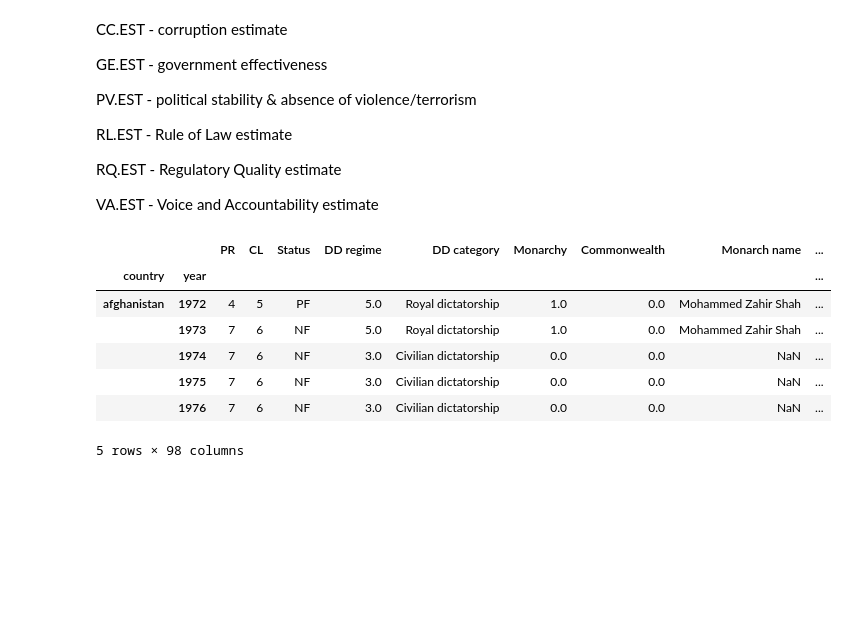
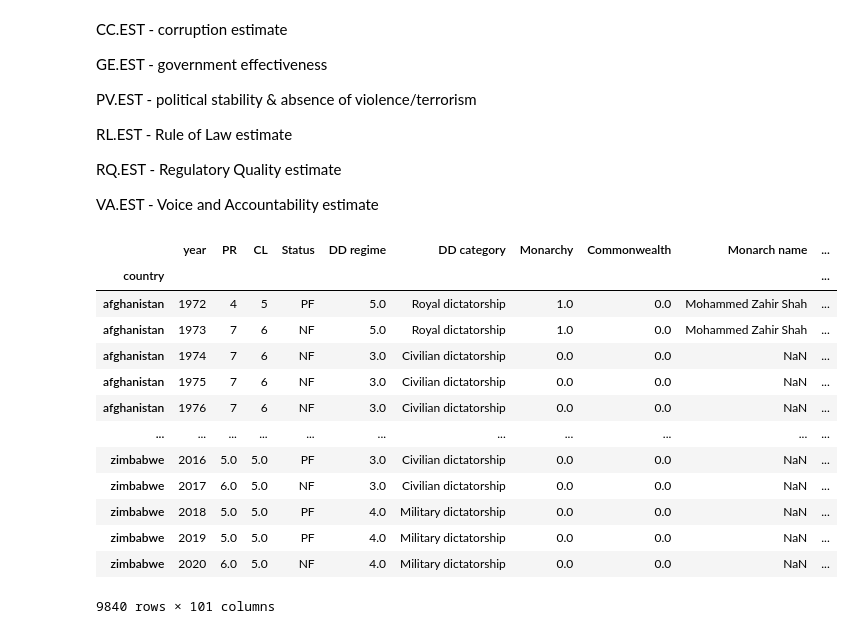
Before and after one commit to SanteriVtj/Econometrics-Capstone, a Jupyter notebook: data.ipynb, the cells around one changed output. Drawn from its saved outputs; the diff is of its cells as text; code cells hidden in the pictures; blank space fills up the shorter version.

```diff
--- a/data.ipynb
+++ b/data.ipynb
@@ -340,13 +324,19 @@ all_df = all_df.reset_index(level=1).join(continent).set_index(['year'], append=
 # %%
 all_df = pd.read_csv('raw_data/master.csv')
 # %%
-all_df.head()
+all_df
 # %% [output]
-|  |  | PR | CL | Status | DD regime | DD category | Monarchy | Commonwealth | Monarch name | ... |
-| country | year |  |  |  |  |  |  |  |  | ... |
+|  | year | PR | CL | Status | DD regime | DD category | Monarchy | Commonwealth | Monarch name | ... |
+| country |  |  |  |  |  |  |  |  |  | ... |
 | afghanistan | 1972 | 4 | 5 | PF | 5.0 | Royal dictatorship | 1.0 | 0.0 | Mohammed Zahir Shah | ... |
-|  | 1973 | 7 | 6 | NF | 5.0 | Royal dictatorship | 1.0 | 0.0 | Mohammed Zahir Shah | ... |
-|  | 1974 | 7 | 6 | NF | 3.0 | Civilian dictatorship | 0.0 | 0.0 | NaN | ... |
-|  | 1975 | 7 | 6 | NF | 3.0 | Civilian dictatorship | 0.0 | 0.0 | NaN | ... |
-|  | 1976 | 7 | 6 | NF | 3.0 | Civilian dictatorship | 0.0 | 0.0 | NaN | ... |
+| afghanistan | 1973 | 7 | 6 | NF | 5.0 | Royal dictatorship | 1.0 | 0.0 | Mohammed Zahir Shah | ... |
+| afghanistan | 1974 | 7 | 6 | NF | 3.0 | Civilian dictatorship | 0.0 | 0.0 | NaN | ... |
+| afghanistan | 1975 | 7 | 6 | NF | 3.0 | Civilian dictatorship | 0.0 | 0.0 | NaN | ... |
+| afghanistan | 1976 | 7 | 6 | NF | 3.0 | Civilian dictatorship | 0.0 | 0.0 | NaN | ... |
+| ... | ... | ... | ... | ... | ... | ... | ... | ... | ... | ... |
+| zimbabwe | 2016 | 5.0 | 5.0 | PF | 3.0 | Civilian dictatorship | 0.0 | 0.0 | NaN | ... |
+| zimbabwe | 2017 | 6.0 | 5.0 | NF | 3.0 | Civilian dictatorship | 0.0 | 0.0 | NaN | ... |
+| zimbabwe | 2018 | 5.0 | 5.0 | PF | 4.0 | Military dictatorship | 0.0 | 0.0 | NaN | ... |
+| zimbabwe | 2019 | 5.0 | 5.0 | PF | 4.0 | Military dictatorship | 0.0 | 0.0 | NaN | ... |
+| zimbabwe | 2020 | 6.0 | 5.0 | NF | 4.0 | Military dictatorship | 0.0 | 0.0 | NaN | ... |
-5 rows × 98 columns
+9840 rows × 101 columns
```
Also changed, not shown: parts of 7 cells of this notebook, 4 other files.
